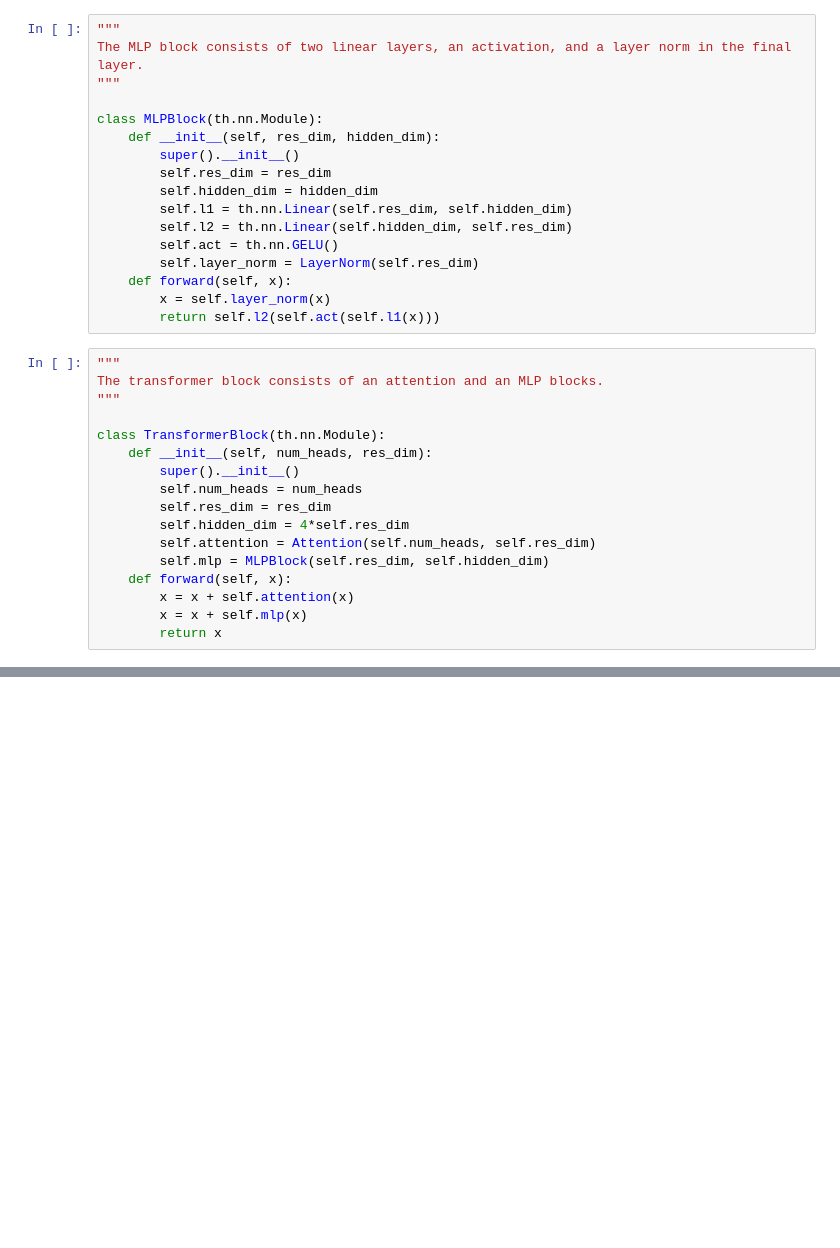
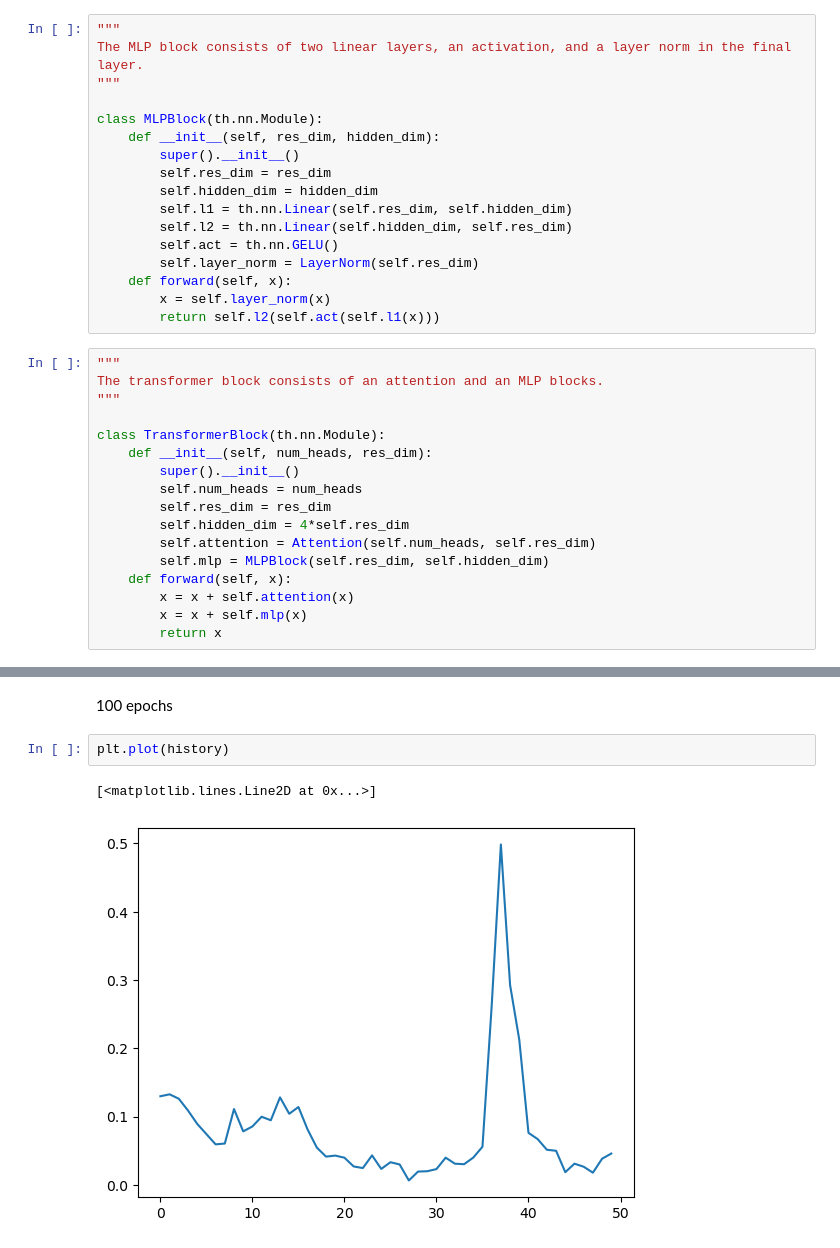
Before and after one commit to avsh12/Computational-Physics, a Jupyter notebook: AI-ML/Neural-Network/Language Model/transformer_scratch.ipynb, the cells around one changed output, grey strips where cells are left out. Drawn from its saved outputs; the diff is of its cells as text; blank space fills up the shorter version.

```diff
--- a/AI-ML/Neural-Network/Language Model/transformer_scratch.ipynb
+++ b/AI-ML/Neural-Network/Language Model/transformer_scratch.ipynb
@@ -233,0 +388,7 @@ class Transformer(th.nn.Module):
+# %% [markdown]
+100 epochs
+# %%
+plt.plot(history)
+# %% [output]
+[<matplotlib.lines.Line2D at 0x...>]
+[figure, added]
```
Also changed, not shown: parts of 25 cells of this notebook.
